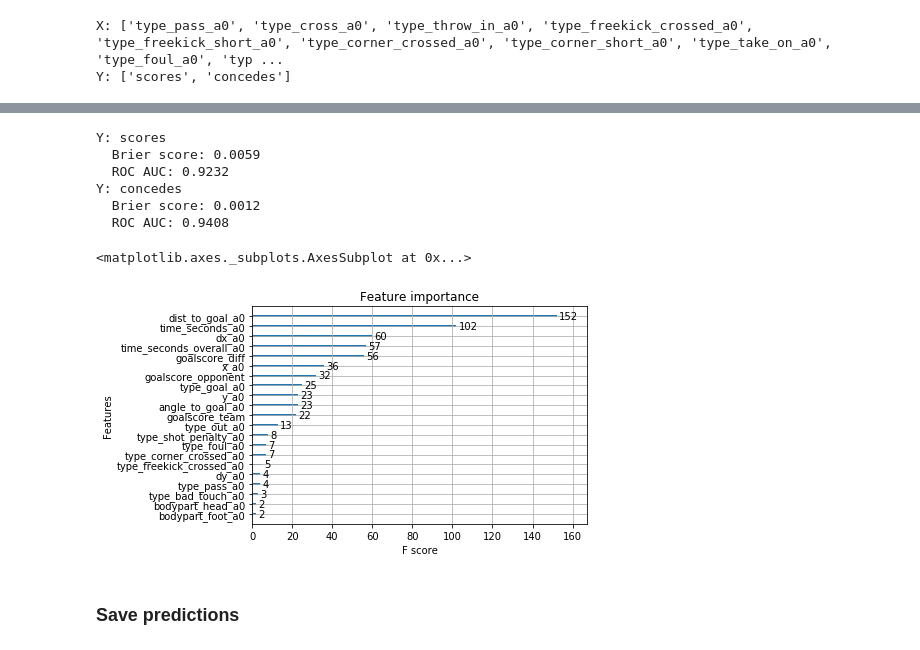
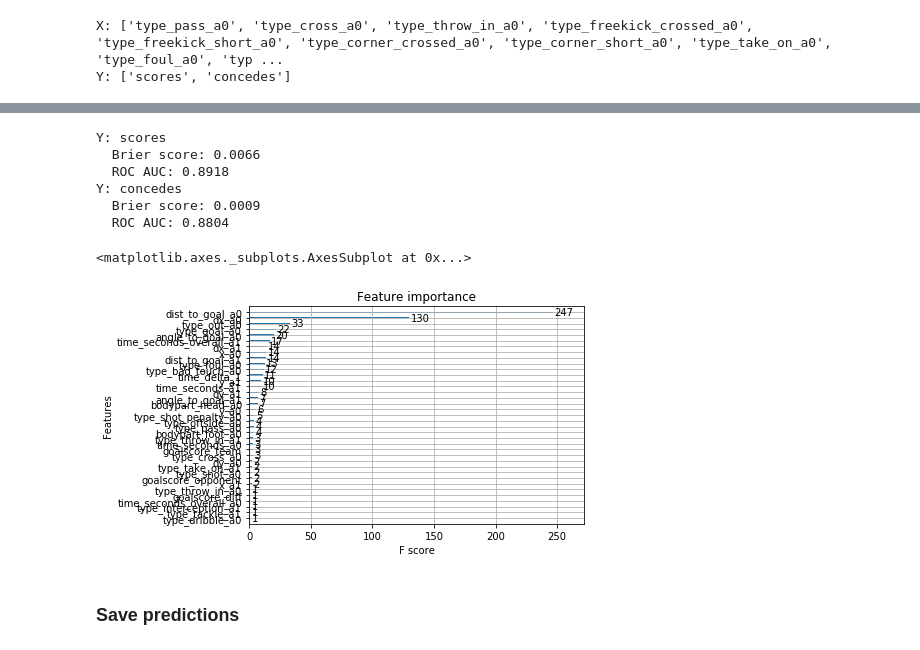
Before and after one commit to TomDecroos/atomic-spadl, a Jupyter notebook: atomic-notebooks/4-estimate-scoring-and-conceding-probabilities.ipynb, the cells around one changed output, grey strips where cells are left out. Cells and saved outputs as stored; diff of their text form; code cells hidden in the pictures.

```diff
--- a/atomic-notebooks/4-estimate-scoring-and-conceding-probabilities.ipynb
+++ b/atomic-notebooks/4-estimate-scoring-and-conceding-probabilities.ipynb
@@ -21,5 +22,7 @@ predictions_h5 = os.path.join(datafolder,"predictions.h5")
 # %%
 games = pd.read_hdf(spadl_h5,"games")
-games = games[games.competition_name == "FIFA World Cup"]
-print("nb of games:", len(games))
+games = games[games.competition_name == "Premier League"]
+traingames = games[games.season_name == "2017/2018"]
+testgames = games[games.season_name == "2018/2019"]
+print("nb of games:", len(traingames))
 # %% [output]
@@ -38,23 +41,28 @@ xfns = [#fs.actiontype,
        fs.time,
        fs.time_delta
       ]
-nb_prev_actions = 1
+nb_prev_actions = 2
 
-# generate the columns of the selected features
 Xcols = fs.feature_column_names(xfns,nb_prev_actions)
-X = []
-for game_id in tqdm.tqdm(games.game_id,desc="selecting features"):
-    Xi = pd.read_hdf(features_h5,f"game_{game_id}")
-    X.append(Xi[Xcols])
-X = pd.concat(X)
 
-# 2. Select label Y
-Ycols = ["scores","concedes"]
-Y = []
-for game_id in tqdm.tqdm(games.game_id,desc="selecting label"):
-    Yi = pd.read_hdf(labels_h5,f"game_{game_id}")
-    Y.append(Yi[Ycols])
-Y = pd.concat(Y)
+def getXY(games,Xcols):
+    # generate the columns of the selected feature
+    X = []
+    for game_id in tqdm.tqdm(games.game_id,desc="selecting features"):
+        Xi = pd.read_hdf(features_h5,f"game_{game_id}")
+        X.append(Xi[Xcols])
+    X = pd.concat(X)
+
+    # 2. Select label Y
+    Ycols = ["scores","concedes"]
+    Y = []
+    for game_id in tqdm.tqdm(games.game_id,desc="selecting label"):
+        Yi = pd.read_hdf(labels_h5,f"game_{game_id}")
+        Y.append(Yi[Ycols])
+    Y = pd.concat(Y)
+    return X,Y
+
+X,Y = getXY(traingames,Xcols)
 print("X:", list(X.columns))
 print("Y:", list(Y.columns))
 # %% [output]
@@ -68,7 +76,8 @@ import xgboost
 Y_hat = pd.DataFrame()
 models = {}
 for col in list(Y.columns):
-    model = xgboost.XGBClassifier()
+    print(col)
+    model = xgboost.XGBClassifier(n_jobs=-1)
     model.fit(X,Y[col])
     models[col] = model
 # %% [output]
@@ -77,5 +88,9 @@ Wall time: 38.8 s
 # %%
 from sklearn.metrics import brier_score_loss, roc_auc_score
+
+#X,Y = getXY(traingames,Xcols)
+
+X,Y = getXY(testgames,Xcols)
 
 Y_hat = pd.DataFrame()
 for col in Y.columns:
@@ -85,17 +100,17 @@ for col in Y.columns:
     print(f"  ROC AUC: %.4f" % roc_auc_score(Y[col],Y_hat[col]))
 # %% [output]
 Y: scores
-  Brier score: 0.0059
-  ROC AUC: 0.9232
+  Brier score: 0.0066
+  ROC AUC: 0.8918
 Y: concedes
-  Brier score: 0.0012
-  ROC AUC: 0.9408
+  Brier score: 0.0009
+  ROC AUC: 0.8804
 # %%
-models["scores"]
+models["concedes"]
 xgboost.plot_importance(models["scores"])
 # %% [output]
 <matplotlib.axes._subplots.AxesSubplot at 0x...>
-[figure, old version]
+[figure, new version]
 # %% [markdown]
 ### Save predictions
 # %%
```
Also changed, not shown: parts of 5 cells of this notebook, 8 other files.
